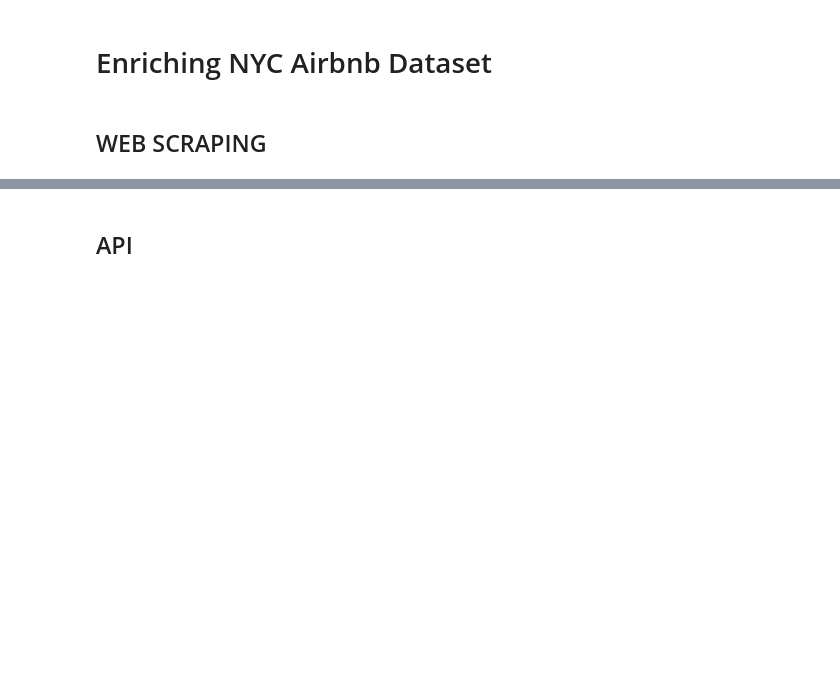
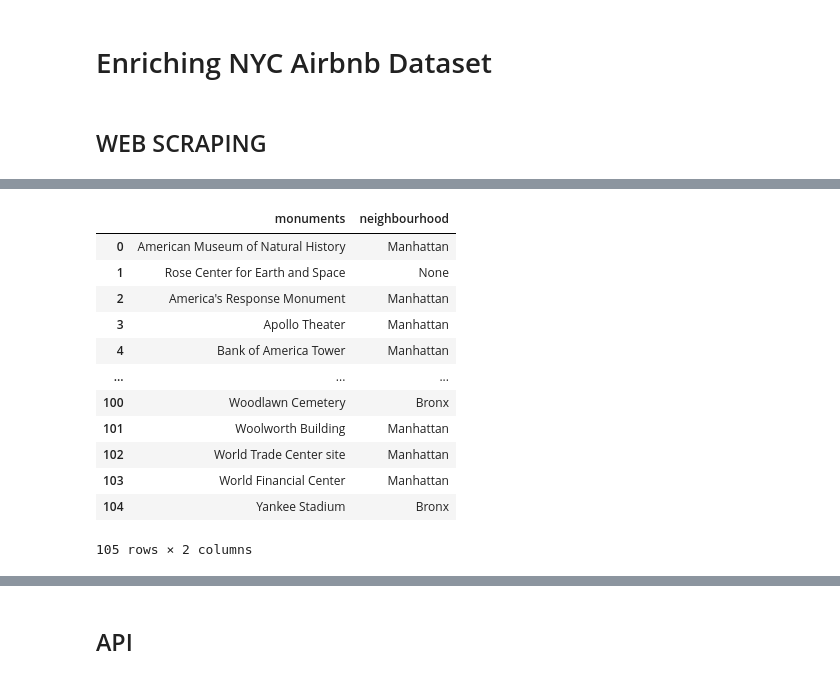
Before and after one commit to Marina-Diez/MARINA-DIEZ--Hey-I-am-a-data-analyst--, a Jupyter notebook: Enriching.ipynb, the cells around one changed output, grey strips where cells are left out. Cells and saved outputs as stored; diff of their text form; code cells hidden in the pictures; blank space fills up the shorter version.

```diff
--- a/Enriching.ipynb
+++ b/Enriching.ipynb
@@ -13,0 +34,3 @@ ModuleNotFoundError: No module named 'src'
+# %%
+NYmonuments_tags_text_li2 = NYmonuments_tags_text_li[0:105]
+NYmonuments_tags_text_li2[:5]
@@ -13,0 +43,4 @@ ModuleNotFoundError: No module named 'src'
+# %%
+df_NYmonuments = pd.DataFrame(NYmonuments_tags_text_li2)
+df_NYmonuments.columns = ["monuments_neighbourhood"]
+df_NYmonuments.head()
@@ -13,0 +54,3 @@ ModuleNotFoundError: No module named 'src'
+# %%
+df_NYmonuments[["monuments","neighbourhood"]] = df_NYmonuments.monuments_neighbourhood.apply(cu.regex)
+df_NYmonuments.head()
@@ -13,0 +59,3 @@ ModuleNotFoundError: No module named 'src'
+# %%
+df_NYmonuments[["monuments","neighbourhood"]] = df_NYmonuments.monuments_neighbourhood.str.split("\(|\)", expand=True).iloc[:,[0,1]]
+df_NYmonuments.head()
@@ -13,0 +69,18 @@ ModuleNotFoundError: No module named 'src'
+# %%
+drop_cols = ["monuments_neighbourhood"]
+df_NYmonuments = df_NYmonuments.drop(drop_cols, axis =1)
+df_NYmonuments
+# %% [output]
+|  | monuments | neighbourhood |
+| 0 | American Museum of Natural History | Manhattan |
+| 1 | Rose Center for Earth and Space | None |
+| 2 | America's Response Monument | Manhattan |
+| 3 | Apollo Theater | Manhattan |
+| 4 | Bank of America Tower | Manhattan |
+| ... | ... | ... |
+| 100 | Woodlawn Cemetery | Bronx |
+| 101 | Woolworth Building | Manhattan |
+| 102 | World Trade Center site | Manhattan |
+| 103 | World Financial Center | Manhattan |
+| 104 | Yankee Stadium | Bronx |
+105 rows × 2 columns
```
Also changed, not shown: parts of 17 cells of this notebook, 2 other files.
